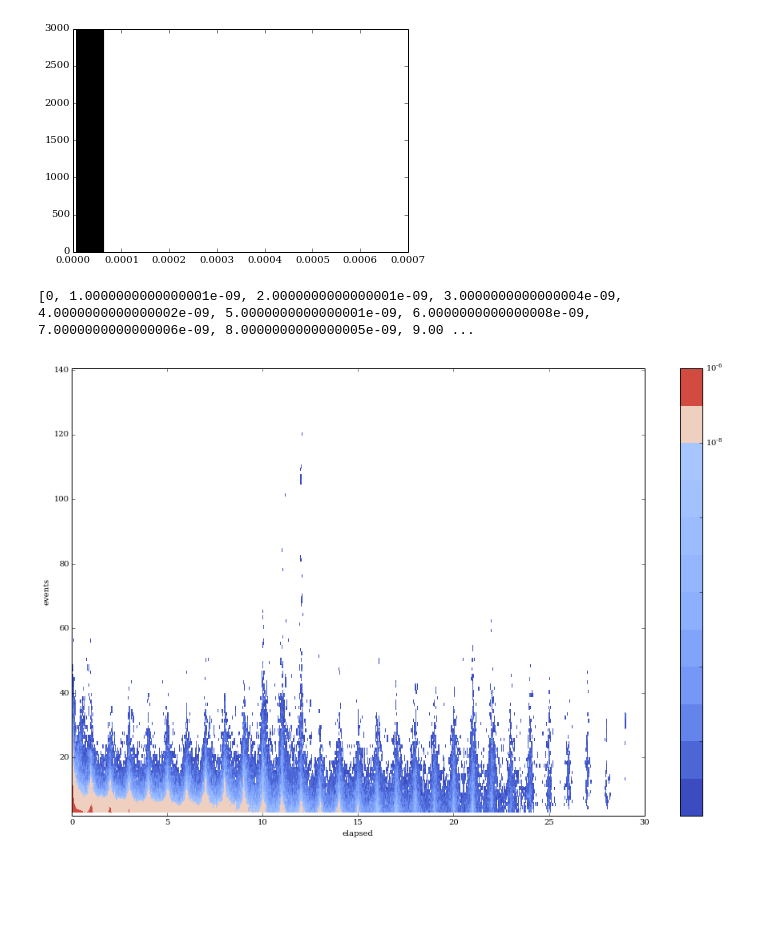
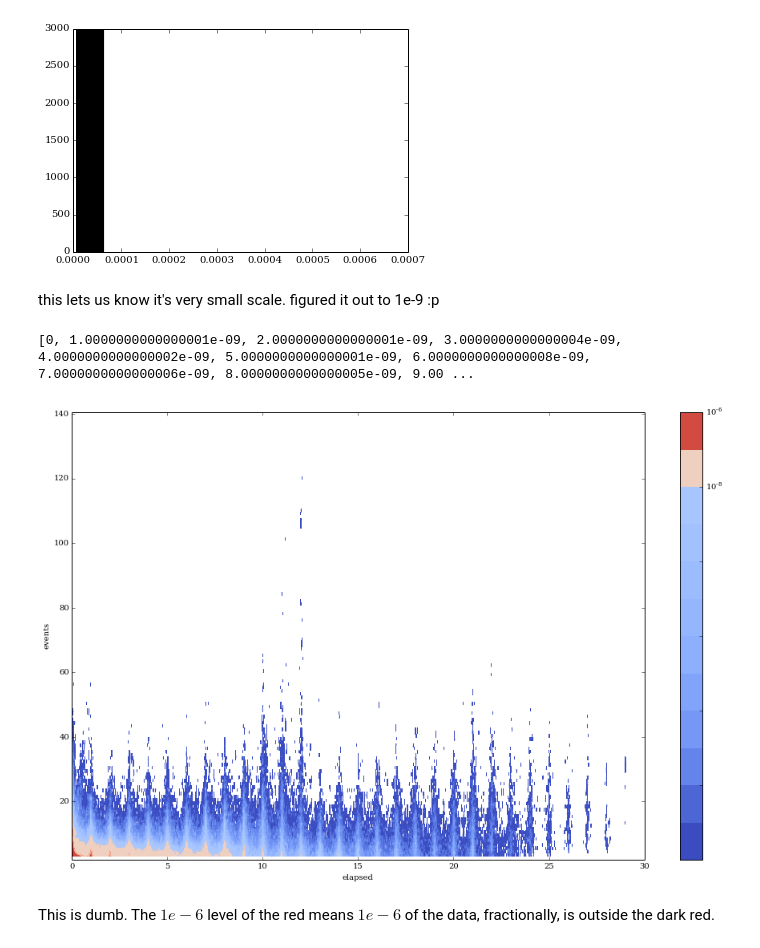
Before and after one commit to ehacinom/work16-logistic, a Jupyter notebook: logistic_v1.ipynb, the cells around one changed output. Saved outputs shown, nothing was run; the diff lists cells and outputs as text; code cells hidden in the pictures; blank space fills up the shorter version.

```diff
--- a/logistic_v1.ipynb
+++ b/logistic_v1.ipynb
@@ -447,10 +447,10 @@ plt.show()
 # %% [markdown]
 set up ee as playground variables. note normed histogram.
 # %%
-zz = ee0
+z = ee0
 
 n_events = 300
-eex, eey = zip(*ee)
+eex, eey = zip(*z)
 zz, x, y = np.histogram2d(eex, eey, bins=[n_events*10,n_events], normed=True)
 # %%
 maxevent = 140
@@ -476,15 +476,19 @@ plt.show()
 # %% [output]
 3000 140 (140, 3000)
 [figure]
+# %% [markdown]
+this lets us know it's very small scale. figured it out to 1e-9 :p
 # %%
 fig, ax = plt.subplots(figsize=(16,10))
 contours = [0] + list(1e-9 * np.arange(1,11)) + [1e-7,1e-6]
 print contours
+#contours = [0,0.1,0.2,0.3,0.4]
+im = ax.contour(xx, yy, zz.T, contours, norm=matplotlib.colors.LogNorm(), cmap=plt.cm.coolwarm)
 im = ax.contourf(xx, yy, zz.T, contours, norm=matplotlib.colors.LogNorm(), cmap=plt.cm.coolwarm)
 ax.set_xlabel('elapsed')
 ax.set_ylabel('events')
 fig.colorbar(im)
 plt.show()
 # %% [output]
 [0, 1.0000000000000001e-09, 2.0000000000000001e-09, 3.0000000000000004e-09, 4.0000000000000002e-09, 5.0000000000000001e-09, 6.0000000000000008e-09, 7.0000000000000006e-09, 8.0000000000000005e-09, 9.00 ...
-[figure, old version]
+[figure, new version]
@@ -498,0 +495,2 @@ im = ax.imshow(h.T, origin = "lower", norm=matplotlib.colors.LogNorm(), interpol
+# %% [markdown]
+This is dumb. The $1e-6$ level of the red means $1e-6$ of the data, fractionally, is outside the dark red.
```
Also changed, not shown: parts of 2 cells of this notebook, 1 other file.
